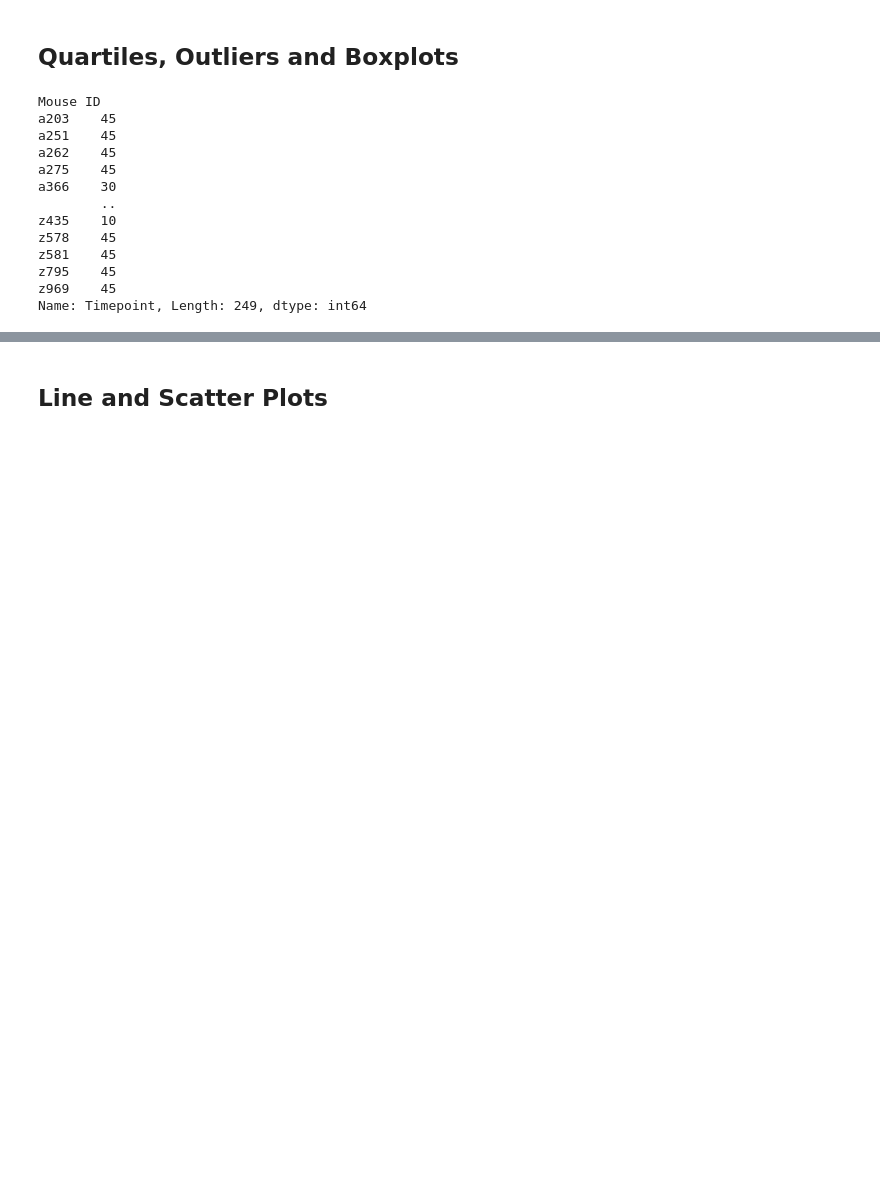
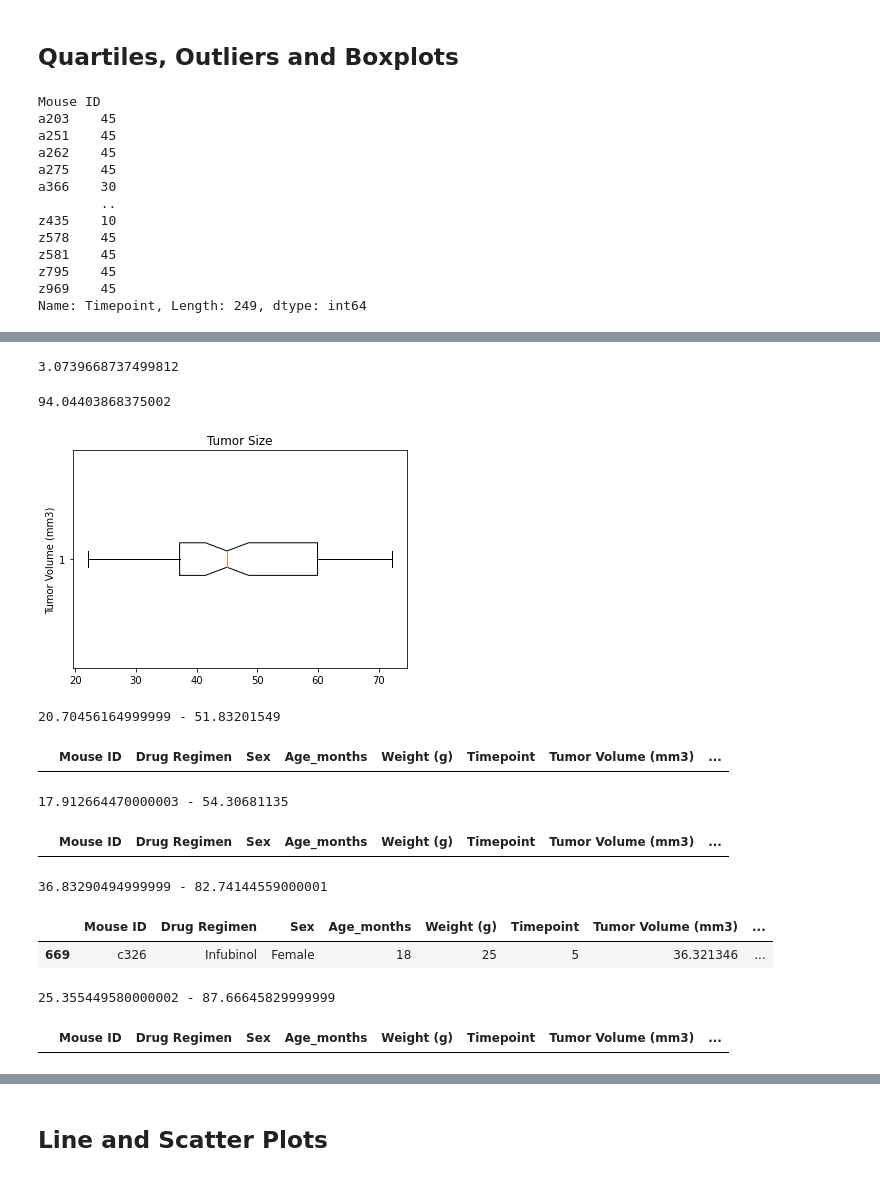
Before and after one commit to Sjenn257/matplotlib-challenge, a Jupyter notebook: pymaceuticals_starter.ipynb, the cells around one changed output, grey strips where cells are left out. Cells and saved outputs as stored; diff of their text form; code cells hidden in the pictures; blank space fills up the shorter version.

```diff
--- a/pymaceuticals_starter.ipynb
+++ b/pymaceuticals_starter.ipynb
@@ -308,0 +343,20 @@ max_timepoint_df
+# %%
+lower_bound
+# %% [output]
+3.0739668737499812
+# %%
+upper_bound
+# %% [output]
+94.04403868375002
+# %%
+volume=max_timepoint_df["Tumor Volume (mm3)"].tolist()
+# %%
+green_diamond = dict(markerfacecolor='g', marker='D')
+fig1, ax1 = plt.subplots()
+ax1.set_title('Tumor Size')
+ax1.set_ylabel('Tumor Volume (mm3)')
+ax1.boxplot(volume, notch=True, vert=False, flierprops=green_diamond)
+plt.show()
+#no outliers show
+# %% [output]
+[figure, added]
@@ -308,0 +374,58 @@ max_timepoint_df
+# %%
+# Determine outliers using upper and lower bounds
+quartiles1 = capomulin_volume.quantile([.25,.5,.75])
+lowerq1 = quartiles1[0.25]
+upperq1 = quartiles1[0.75]
+iqr1 = upperq1-lowerq1
+lower_bound1 = lowerq1 - (1.5*iqr1)
+upper_bound1 = upperq1 + (1.5*iqr1)
+print(f"{lower_bound1} - {upper_bound1}")
+capomulin_outliers=capomulin_df[(capomulin_df["Tumor Volume (mm3)"]< lower_bound1) |
+                                (capomulin_df["Tumor Volume (mm3)"]> upper_bound1)]
+capomulin_outliers
+# %% [output]
+20.70456164999999 - 51.83201549
+|  | Mouse ID | Drug Regimen | Sex | Age_months | Weight (g) | Timepoint | Tumor Volume (mm3) | ... |
+# %%
+quartiles2 = ramicane_volume.quantile([.25,.5,.75])
+lowerq2 = quartiles2[0.25]
+upperq2 = quartiles2[0.75]
+iqr2 = upperq2-lowerq2
+lower_bound2 = lowerq2 - (1.5*iqr2)
+upper_bound2 = upperq2 + (1.5*iqr2)
+print(f"{lower_bound2} - {upper_bound2}")
+ramicane_outliers=ramicane_df[(ramicane_df["Tumor Volume (mm3)"]< lower_bound2) |
+                                (ramicane_df["Tumor Volume (mm3)"]> upper_bound2)]
+ramicane_outliers
+# %% [output]
+17.912664470000003 - 54.30681135
+|  | Mouse ID | Drug Regimen | Sex | Age_months | Weight (g) | Timepoint | Tumor Volume (mm3) | ... |
+# %%
+quartiles3 = infubinol_volume.quantile([.25,.5,.75])
+lowerq3 = quartiles3[0.25]
+upperq3 = quartiles3[0.75]
+iqr3 = upperq3-lowerq3
+lower_bound3 = lowerq3 - (1.5*iqr3)
+upper_bound3 = upperq3 + (1.5*iqr3)
+print(f"{lower_bound3} - {upper_bound3}")
+infubinol_outliers=infubinol_df[(infubinol_df["Tumor Volume (mm3)"]< lower_bound3) |
+                                (infubinol_df["Tumor Volume (mm3)"]> upper_bound3)]
+infubinol_outliers
+# %% [output]
+36.83290494999999 - 82.74144559000001
+|  | Mouse ID | Drug Regimen | Sex | Age_months | Weight (g) | Timepoint | Tumor Volume (mm3) | ... |
+| 669 | c326 | Infubinol | Female | 18 | 25 | 5 | 36.321346 | ... |
+# %%
+quartiles4 = ceftamin_volume.quantile([.25,.5,.75])
+lowerq4 = quartiles4[0.25]
+upperq4 = quartiles4[0.75]
+iqr4 = upperq4-lowerq4
+lower_bound4 = lowerq4 - (1.5*iqr4)
+upper_bound4 = upperq4 + (1.5*iqr4)
+print(f"{lower_bound4} - {upper_bound4}")
+ceftamin_outliers=ceftamin_df[(ceftamin_df["Tumor Volume (mm3)"]< lower_bound4) |
+                                (ceftamin_df["Tumor Volume (mm3)"]> upper_bound4)]
+ceftamin_outliers
+# %% [output]
+25.355449580000002 - 87.66645829999999
+|  | Mouse ID | Drug Regimen | Sex | Age_months | Weight (g) | Timepoint | Tumor Volume (mm3) | ... |
```
Also changed, not shown: parts of 8 cells of this notebook.
